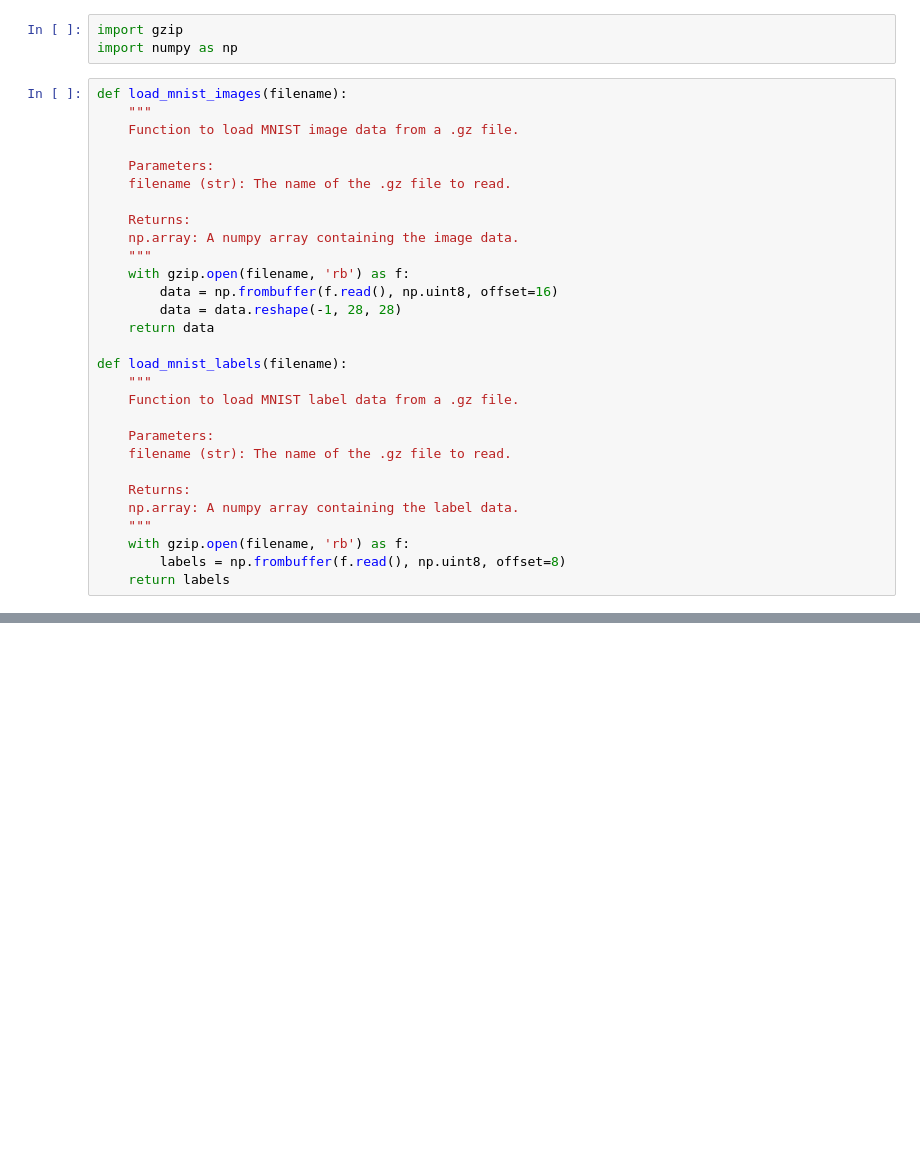
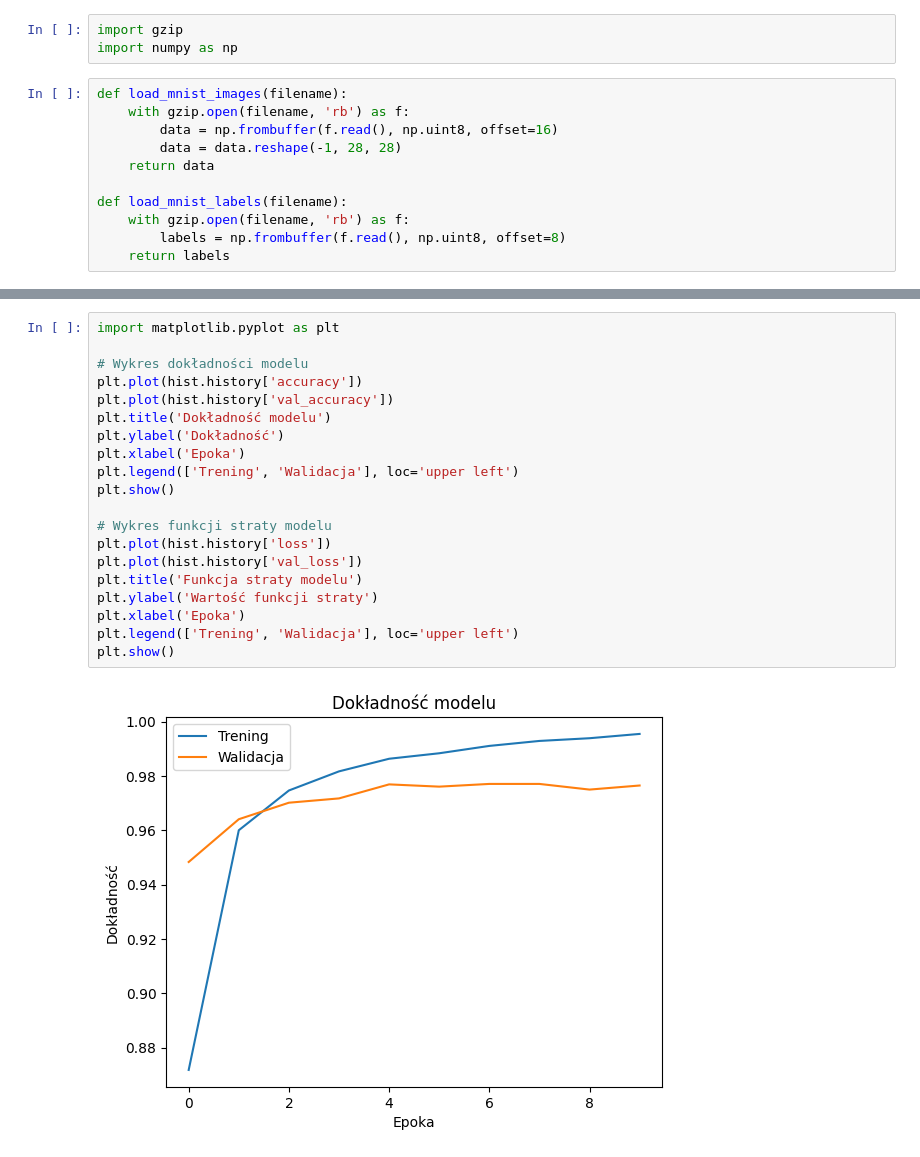
Before and after one commit to Wooyceps/convolutional-neural-network-, a Jupyter notebook: main.ipynb, the cells around one changed output, grey strips where cells are left out. Drawn from its saved outputs; the diff is of its cells as text; blank space fills up the shorter version.

```diff
--- a/main.ipynb
+++ b/main.ipynb
@@ -3,30 +3,12 @@ import gzip
 import numpy as np
 # %%
 def load_mnist_images(filename):
-    """
-    Function to load MNIST image data from a .gz file.
-
-    Parameters:
-    filename (str): The name of the .gz file to read.
-
-    Returns:
-    np.array: A numpy array containing the image data.
-    """
     with gzip.open(filename, 'rb') as f:
         data = np.frombuffer(f.read(), np.uint8, offset=16)
         data = data.reshape(-1, 28, 28)
     return data
 
 def load_mnist_labels(filename):
-    """
-    Function to load MNIST label data from a .gz file.
-
-    Parameters:
-    filename (str): The name of the .gz file to read.
-
-    Returns:
-    np.array: A numpy array containing the label data.
-    """
     with gzip.open(filename, 'rb') as f:
         labels = np.frombuffer(f.read(), np.uint8, offset=8)
     return labels
@@ -144,0 +131,22 @@ Epoch 10/10
+# %%
+import matplotlib.pyplot as plt
+
+# Wykres dokładności modelu
+plt.plot(hist.history['accuracy'])
+plt.plot(hist.history['val_accuracy'])
+plt.title('Dokładność modelu')
+plt.ylabel('Dokładność')
+plt.xlabel('Epoka')
+plt.legend(['Trening', 'Walidacja'], loc='upper left')
+plt.show()
+
+# Wykres funkcji straty modelu
+plt.plot(hist.history['loss'])
+plt.plot(hist.history['val_loss'])
+plt.title('Funkcja straty modelu')
+plt.ylabel('Wartość funkcji straty')
+plt.xlabel('Epoka')
+plt.legend(['Trening', 'Walidacja'], loc='upper left')
+plt.show()
+# %% [output]
+[figure, added]
```
Also changed, not shown: parts of 9 cells of this notebook.
